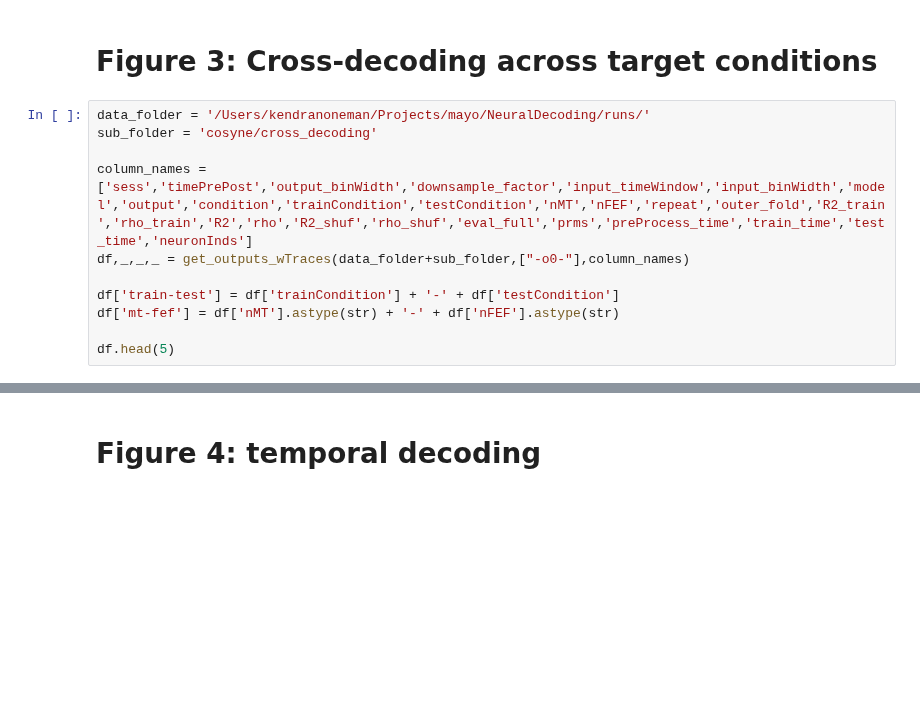
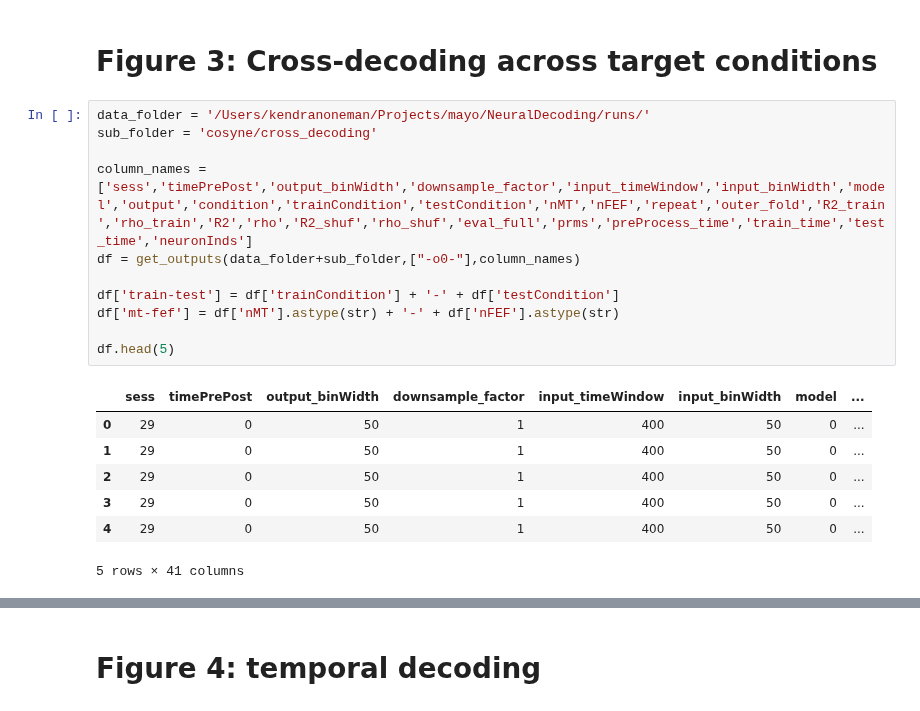
Before and after one commit to mayolabvision/NeuralDecoding, a Jupyter notebook: analyses/COSYNE_Plots.ipynb, the cells around one changed output, grey strips where cells are left out. Cells and saved outputs as stored; diff of their text form; blank space fills up the shorter version.

```diff
--- a/analyses/COSYNE_Plots.ipynb
+++ b/analyses/COSYNE_Plots.ipynb
@@ -398,14 +391,22 @@ fig.savefig(fig_folder+'/mnR2_8models-pos2.png', dpi=600, bbox_inches='tight')
 # %%
 data_folder = '/Users/kendranoneman/Projects/mayo/NeuralDecoding/runs/'
 sub_folder = 'cosyne/cross_decoding'
 
 column_names = ['sess','timePrePost','output_binWidth','downsample_factor','input_timeWindow','input_binWidth','model','output','condition','trainCondition','testCondition','nMT','nFEF','repeat','outer_fold','R2_train','rho_train','R2','rho','R2_shuf','rho_shuf','eval_full','prms','preProcess_time','train_time','test_time','neuronInds']
-df,_,_,_ = get_outputs_wTraces(data_folder+sub_folder,["-o0-"],column_names)
+df = get_outputs(data_folder+sub_folder,["-o0-"],column_names)
 
 df['train-test'] = df['trainCondition'] + '-' + df['testCondition']
 df['mt-fef'] = df['nMT'].astype(str) + '-' + df['nFEF'].astype(str)
 
 df.head(5)
+# %% [output]
+|  | sess | timePrePost | output_binWidth | downsample_factor | input_timeWindow | input_binWidth | model | ... |
+| 0 | 29 | 0 | 50 | 1 | 400 | 50 | 0 | ... |
+| 1 | 29 | 0 | 50 | 1 | 400 | 50 | 0 | ... |
+| 2 | 29 | 0 | 50 | 1 | 400 | 50 | 0 | ... |
+| 3 | 29 | 0 | 50 | 1 | 400 | 50 | 0 | ... |
+| 4 | 29 | 0 | 50 | 1 | 400 | 50 | 0 | ... |
+5 rows × 41 columns
 # %%
 from scipy.stats import mannwhitneyu, normaltest
 from statannotations.Annotator import Annotator
```
Also changed, not shown: parts of 6 cells of this notebook, 6 other files.
